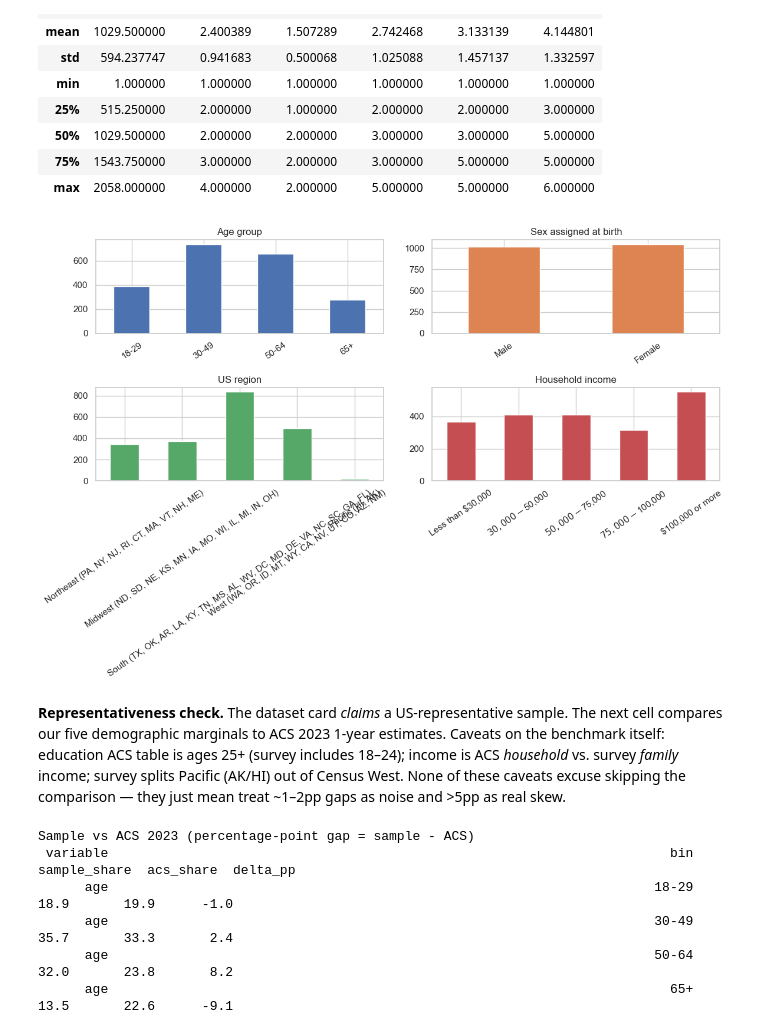
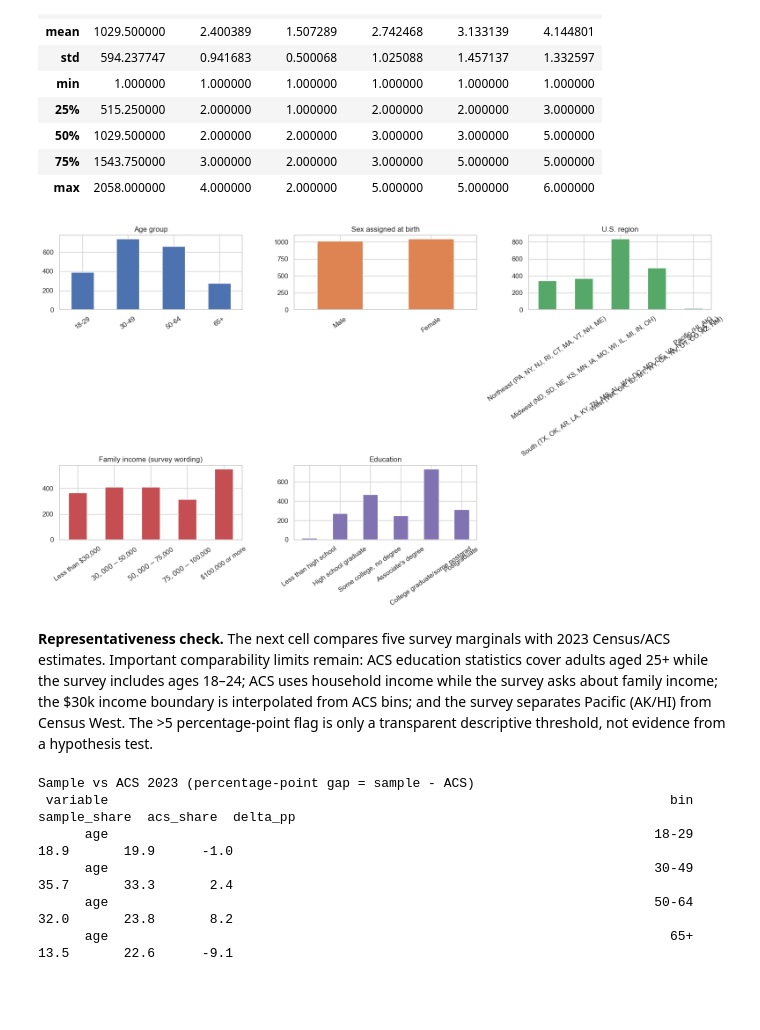
Before and after one commit to HungNgoCT/Amity_Assignment, a Jupyter notebook: notebooks/data_exploration.ipynb, the cells around one changed output. Cells and saved outputs as stored; diff of their text form; code cells hidden in the pictures; blank space fills up the shorter version.

```diff
--- a/notebooks/data_exploration.ipynb
+++ b/notebooks/data_exploration.ipynb
@@ -19,9 +17,10 @@
 # %% [markdown]
 ## 1. Setup
 # %%
-# !pip install datasets huggingface_hub pandas numpy scipy matplotlib seaborn statsmodels -q
+# From the notebook directory: pip install -r ../requirements.txt
 
 import json
+import re
 import warnings
 from collections import Counter
 
@@ -29,14 +28,18 @@ import numpy as np
 import pandas as pd
 import matplotlib.pyplot as plt
 import seaborn as sns
+from tqdm import TqdmWarning
+
+warnings.filterwarnings("ignore", category=TqdmWarning)
+
 from huggingface_hub import hf_hub_download
 from datasets import load_dataset
 
-warnings.filterwarnings("ignore")
 sns.set_theme(style="whitegrid", context="notebook")
 pd.set_option("display.max_columns", 60)
 
 REPO_ID = "LLM-Digital-Twin/Twin-2K-500"
+DATASET_REVISION = "f883165a3026fde855dfd448e0cd16443ab257b6"
 # %% [markdown]
 ## 2. Dataset structure
 # %% [markdown]
@@ -86,6 +94,8 @@ parsing `persona_json` — same underlying data, far less friction.
 # %%
 catalog_path = hf_hub_download(
-    repo_id=REPO_ID, repo_type="dataset",
+    repo_id=REPO_ID,
+    repo_type="dataset",
+    revision=DATASET_REVISION,
     filename="question_catalog_and_human_response_csv/question_catalog.json",
 )
 with open(catalog_path, encoding="utf-8") as f:
@@ -95,11 +105,17 @@ print(f"{len(question_catalog)} QuestionIDs in the catalog "
       f"(these expand into ~500 individual scored items, e.g. matrix rows / slider statements).")
 
 w13_num = pd.read_csv(hf_hub_download(
-    repo_id=REPO_ID, repo_type="dataset",
-    filename="question_catalog_and_human_response_csv/wave1_3_response.csv"))
+    repo_id=REPO_ID,
+    repo_type="dataset",
+    revision=DATASET_REVISION,
+    filename="question_catalog_and_human_response_csv/wave1_3_response.csv",
+))
 w4_num = pd.read_csv(hf_hub_download(
-    repo_id=REPO_ID, repo_type="dataset",
-    filename="question_catalog_and_human_response_csv/wave4_response.csv"))
+    repo_id=REPO_ID,
+    repo_type="dataset",
+    revision=DATASET_REVISION,
+    filename="question_catalog_and_human_response_csv/wave4_response.csv",
+))
 
 print("wave1_3_response.csv:", w13_num.shape, " (2,058 people x 761 columns incl. pid)")
 print("wave4_response.csv  :", w4_num.shape, " (2,058 people x 127 columns incl. pid)")
@@ -284,36 +308,34 @@ dtype: int64
 # %%
 def option_labels(qid: str) -> dict:
     q = next(x for x in question_catalog if x.get("QuestionID") == qid)
     return {i + 1: lab for i, lab in enumerate(q.get("Options") or [])}
 
-fig, axes = plt.subplots(2, 2, figsize=(12, 8))
+fig, axes = plt.subplots(2, 3, figsize=(16, 9))
 plot_specs = [
     ("age", "Age group", axes[0, 0], "#4C72B0"),
     ("gender", "Sex assigned at birth", axes[0, 1], "#DD8452"),
-    ("region", "US region", axes[1, 0], "#55A868"),
-    ("income", "Household income", axes[1, 1], "#C44E52"),
+    ("region", "U.S. region", axes[0, 2], "#55A868"),
+    ("income", "Family income (survey wording)", axes[1, 0], "#C44E52"),
+    ("education", "Education", axes[1, 1], "#8172B2"),
 ]
 
 for key, title, ax, color in plot_specs:
     col = DEMO_COLS[key]
     labels = option_labels(col)
     series = demo_df[col].map(labels)
     order = list(labels.values())
     series.value_counts().reindex(order).plot.bar(ax=ax, color=color)
     ax.set_title(title)
     ax.set_xlabel("")
     ax.tick_params(axis="x", labelrotation=35)
 
+axes[1, 2].axis("off")
 plt.tight_layout()
 plt.show()
 # %% [output]
-[figure, old version]
+[figure, new version]
 # %% [markdown]
-**Representativeness check.** The dataset card *claims* a US-representative sample. The next cell
-compares our five demographic marginals to ACS 2023 1-year estimates. Caveats on the benchmark
-itself: education ACS table is ages 25+ (survey includes 18–24); income is ACS *household* vs.
-survey *family* income; survey splits Pacific (AK/HI) out of Census West. None of these caveats
-excuse skipping the comparison — they just mean treat ~1–2pp gaps as noise and >5pp as real skew.
+**Representativeness check.** The next cell compares five survey marginals with 2023 Census/ACS estimates. Important comparability limits remain: ACS education statistics cover adults aged 25+ while the survey includes ages 18–24; ACS uses household income while the survey asks about family income; the $30k income boundary is interpolated from ACS bins; and the survey separates Pacific (AK/HI) from Census West. The >5 percentage-point flag is only a transparent descriptive threshold, not evidence from a hypothesis test.
 # %%
 # ACS 2023 1-year estimates recoded onto the survey's option labels.
 # Sources: Census ACS 2023 S0101 (age, 18+), B01001 (sex), PEP 2023 (region),
```
Also changed, not shown: parts of 20 cells of this notebook, 20 other files.
